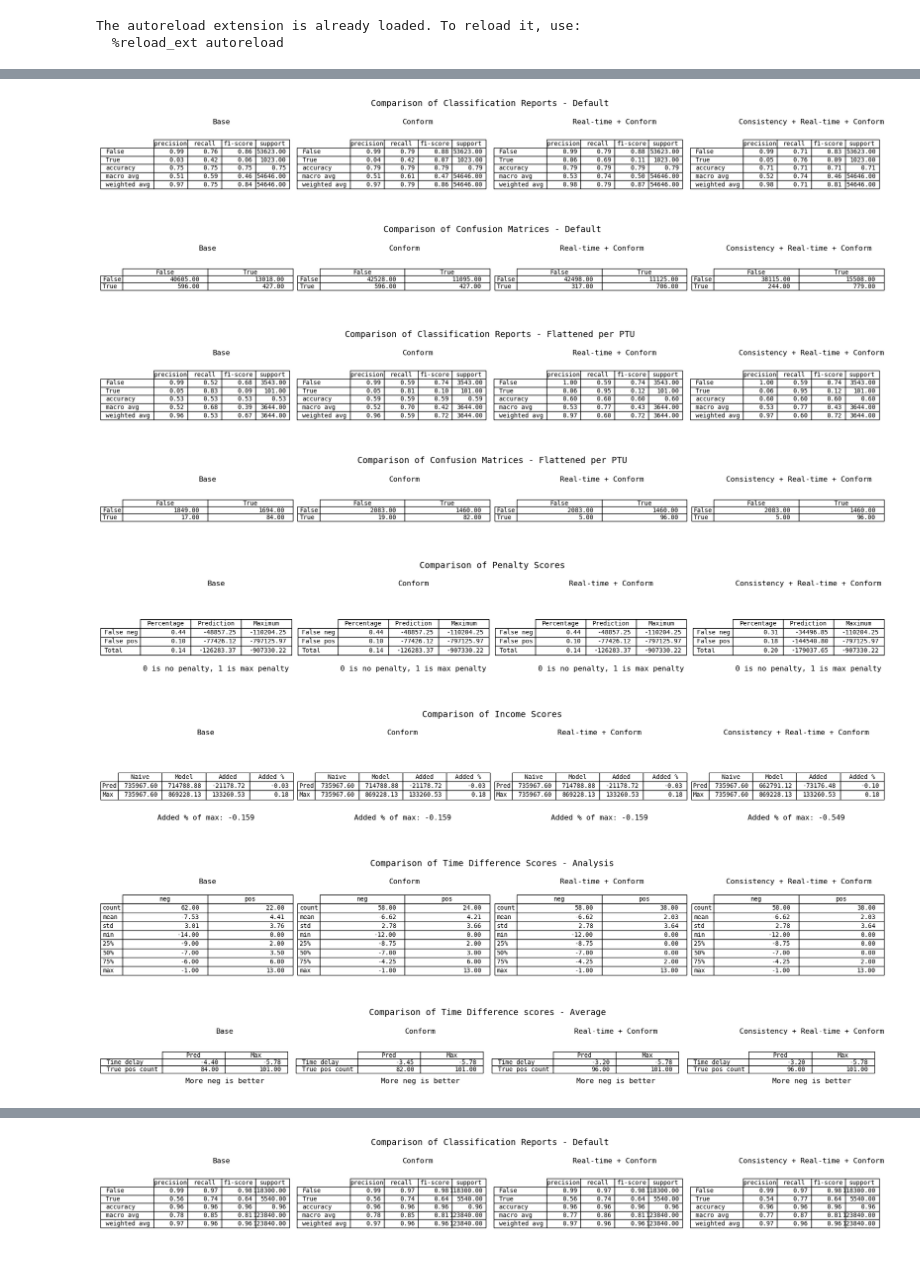
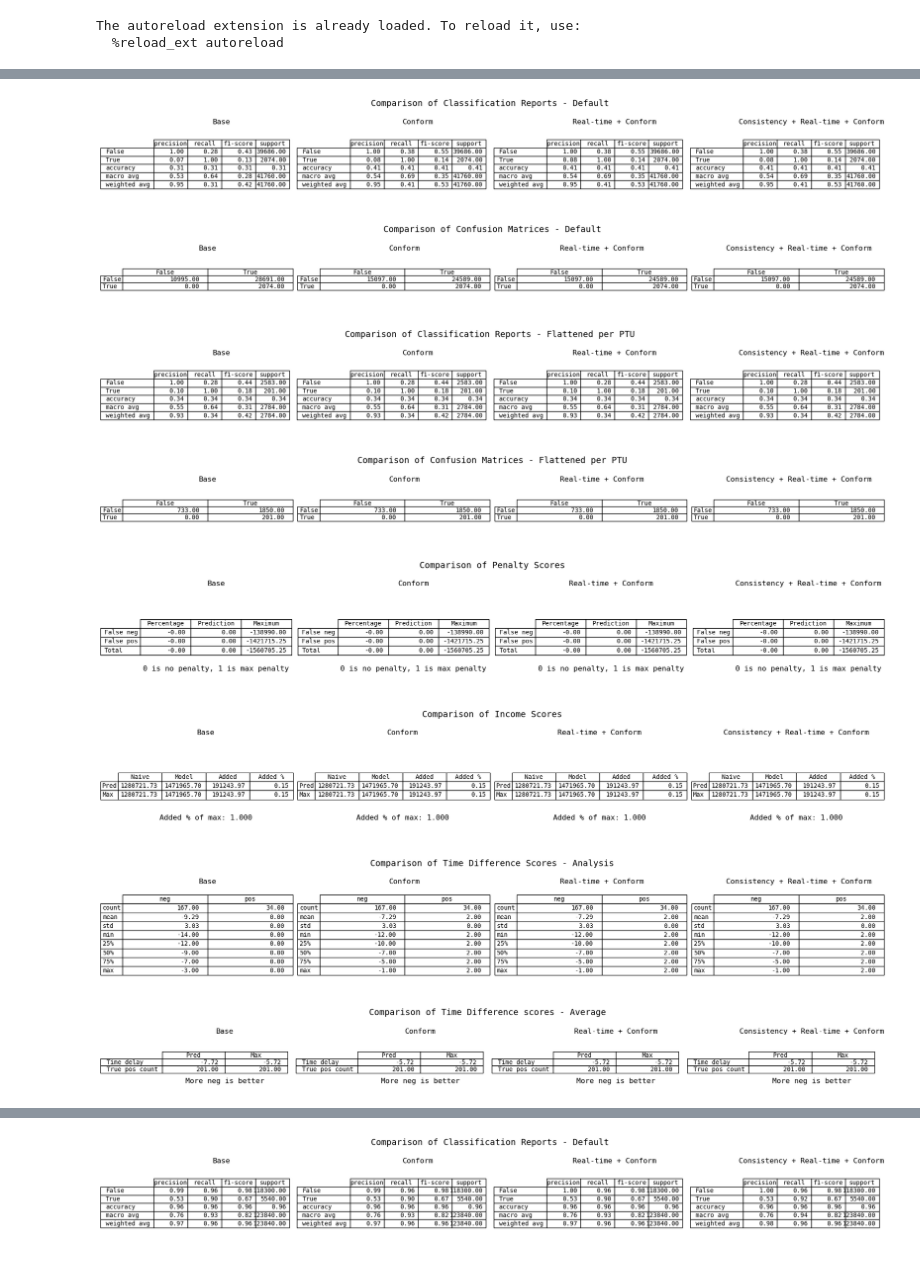
Before and after one commit to SmallNub/tweedejaars_project, a Jupyter notebook: notebooks/test4.ipynb, the cells around one changed output, grey strips where cells are left out. Drawn from its saved outputs; the diff is of its cells as text; code cells hidden in the pictures.

```diff
--- a/notebooks/test4.ipynb
+++ b/notebooks/test4.ipynb
@@ -147,8 +147,11 @@ def add_fix_features(df: pd.DataFrame):
 
     return df
 
-df["income"] = 0.0
-df.loc[df["naive_strategy_action"], "income"] = -(100 / 60) * df.loc[df["naive_strategy_action"], "settlement_price_realized"]
+# df["income"] = np.max([df["min_price_published"], df["max_price_published"], df["mid_price_published"]], axis=0)
+# df["income"] = df["income"].fillna(0)
+# df["income"] = df["income"].diff(-1)
+df["income"] = df["settlement_price_realized"]
+
 
 df["started_down"] = df["min_price_published"].notna()
 df["started_down"] = df.groupby("fix_ptu_id")["started_down"].transform("first")
@@ -168,7 +171,7 @@ The autoreload extension is already loaded. To reload it, use:
 version = "target"
 target = "income"
 train_set = "train"
-test_set = "test"
+test_set = "valid"
 
 features = [
     "import_capacity",
@@ -202,7 +205,7 @@ features = [
     "forecast_wind_delta",
     "forecast_solar_delta",
     "forecast_demand_delta",
-    # "fix_two_sided_ptu_realtime",
+    "fix_two_sided_ptu_realtime",
     "residual_load",
     "dispatch_diff",
     "igcc_diff",
@@ -224,7 +227,7 @@ splits = get_splits(df, features, target, return_dict_pair=False)
 
 
 def train(train_in, train_out):
-    model = HistGradientBoostingRegressor(l2_regularization=8, learning_rate=0.05, validation_fraction=0.5, categorical_features="from_dtype", scoring="r2")
+    model = HistGradientBoostingRegressor(l2_regularization=8, learning_rate=0.05, validation_fraction=0.5, categorical_features="from_dtype")
     # model = xgb.XGBClassifier(objective="binary:hinge", subsample=0.9, tree_method="hist", grow_policy="lossguide", max_depth=8)
     # model = HistGradientBoostingClassifier(scoring="average_precision", l2_regularization=8, learning_rate=0.05, validation_fraction=0.5, categorical_features="from_dtype")
     # model = RandomForestRegressor(n_estimators=200, criterion="poisson", max_features="log2", n_jobs=-1)
@@ -236,7 +239,7 @@ def train(train_in, train_out):
 
 def test(model, test_in):
     pred = model.predict(test_in)
-    return recast_pred(pred < 0), pred
+    return recast_pred(pred > 0), pred
 
 
 # mask = ~splits[train_set][3]["minute_in_ptu"].isin([0, 1])  # Maybe prob no
@@ -262,9 +265,10 @@ p1, p1p = test(best[0], splits[test_set][0])
 print(median_absolute_error(splits[test_set][1], p1p))
 print(r2_score(splits[test_set][1], p1p))
 print(d2_absolute_error_score(splits[test_set][1], p1p))
+
 show_metrics_adjusted(splits[test_set][3], p1, version=version)
 
-_, df["pred_income"] = test(best[0], splits["full"][0])
+df["pred"], df["pred_income"] = test(best[0], splits["full"][0])
 
 # TODO
 # Make target the penalty
@@ -295,8 +299,8 @@ Name: 0, dtype: float64
 [figure]
 [figure]
 [figure]
 [figure]
-[figure, old version]
+[figure, new version]
 [figure]
 [figure]
 [figure]
```
Also changed, not shown: parts of 4 cells of this notebook, 3 other files.
